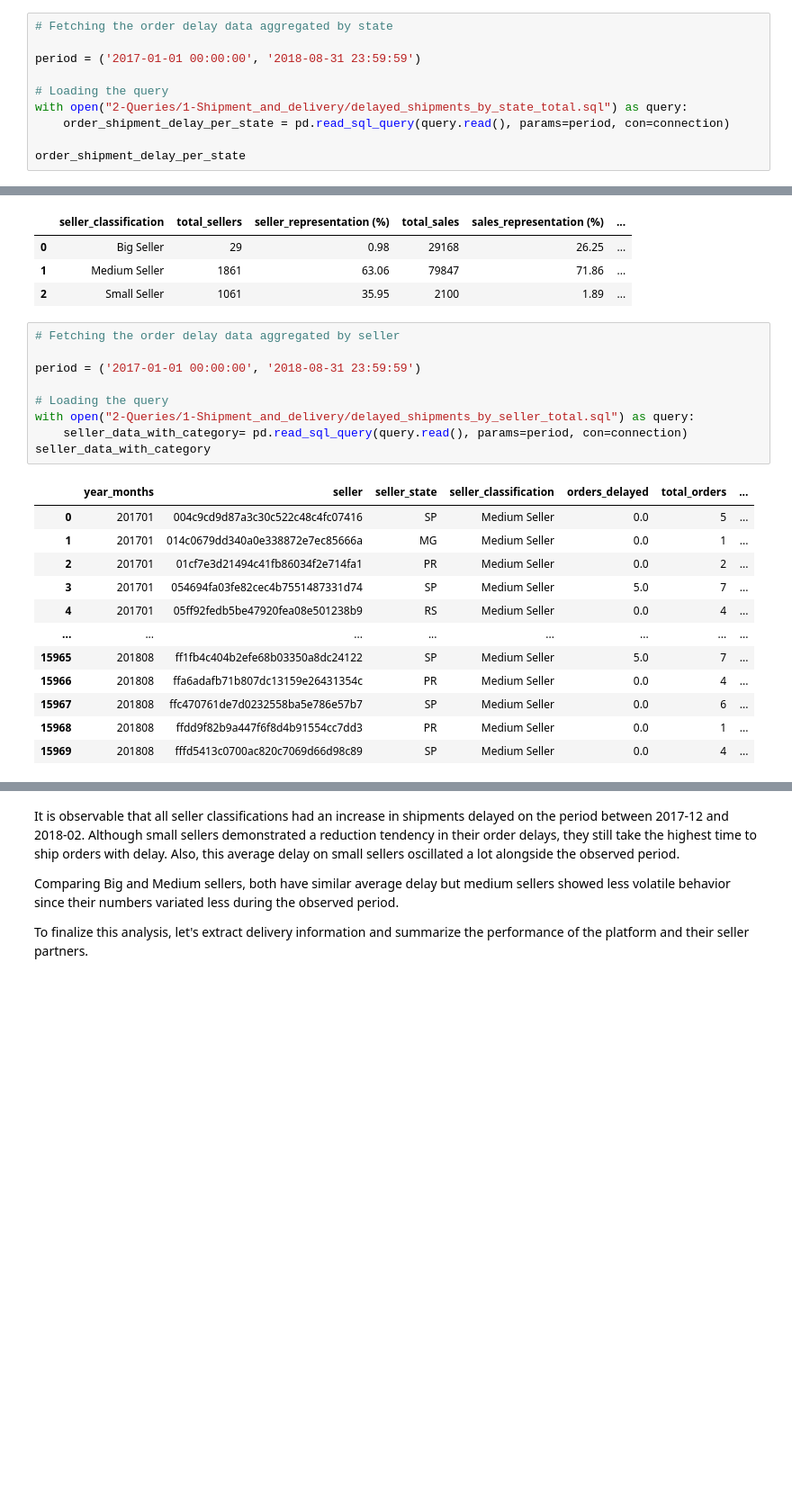
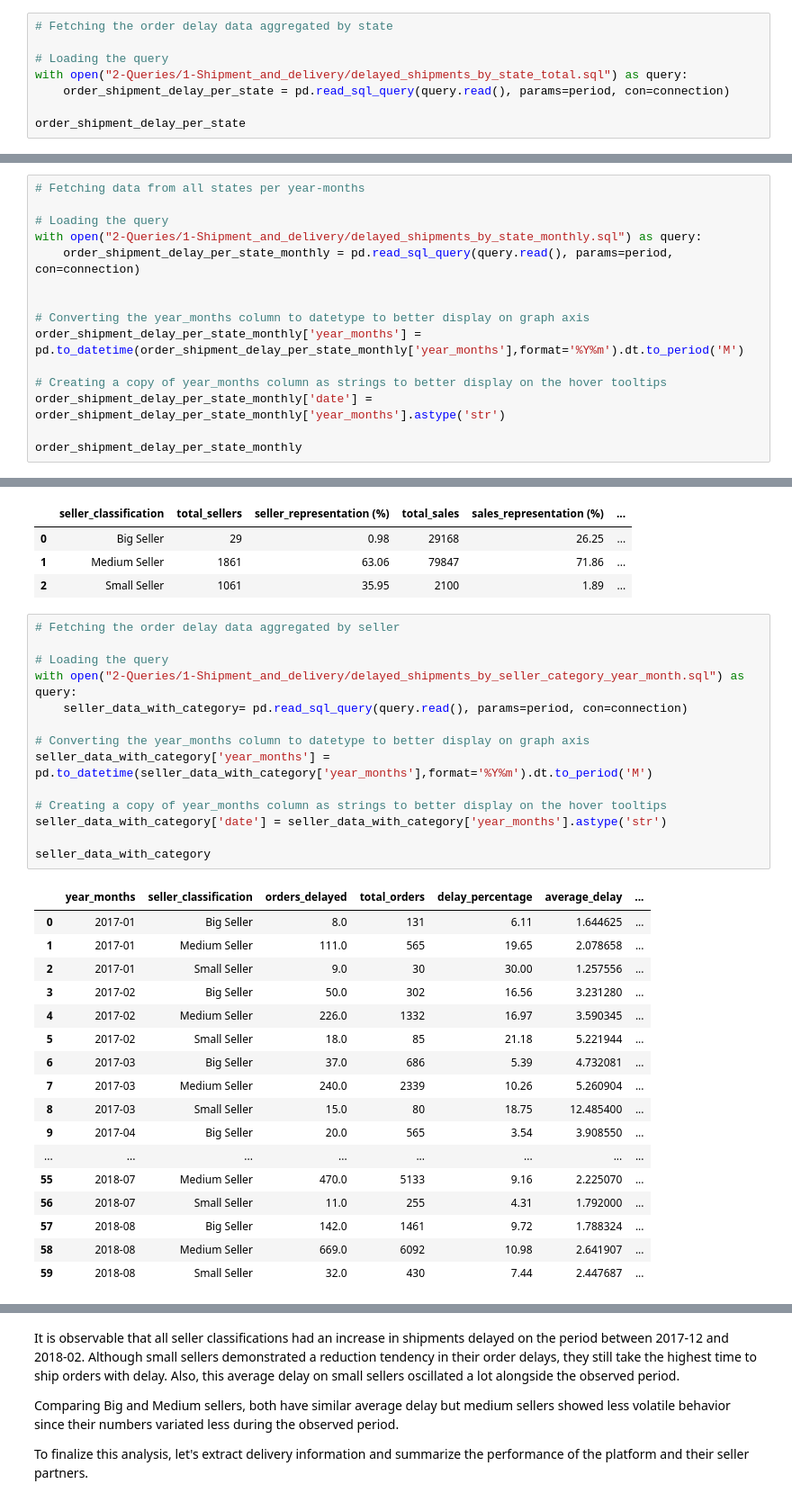
Before and after one commit to hbeltrao/Olist-EDA-Project, a Jupyter notebook: 3-Prototypes/shippment-and-delivery-delay-analysis.ipynb, the cells around one changed output, grey strips where cells are left out. Shown: that part at 90% size. Cells and saved outputs as stored; diff of their text form; blank space fills up the shorter version.

```diff
--- a/3-Prototypes/shippment-and-delivery-delay-analysis.ipynb
+++ b/3-Prototypes/shippment-and-delivery-delay-analysis.ipynb
@@ -150,8 +274,6 @@ Now we need to investigate if these high delays are related to regions or seller
 Let's break the shipping behavior by state to investigate possible delay patterns and causes.
 # %%
 # Fetching the order delay data aggregated by state
-
-period = ('2017-01-01 00:00:00', '2018-08-31 23:59:59')
 
 # Loading the query
 with open("2-Queries/1-Shipment_and_delivery/delayed_shipments_by_state_total.sql") as query:
@@ -212,0 +428,15 @@ Next we will explore shipping performance per seller.
+# %%
+# Fetching data from all states per year-months
+
+# Loading the query
+with open("2-Queries/1-Shipment_and_delivery/delayed_shipments_by_state_monthly.sql") as query:
+    order_shipment_delay_per_state_monthly = pd.read_sql_query(query.read(), params=period, con=connection)
+
+
+# Converting the year_months column to datetype to better display on graph axis
+order_shipment_delay_per_state_monthly['year_months'] = pd.to_datetime(order_shipment_delay_per_state_monthly['year_months'],format='%Y%m').dt.to_period('M')
+
+# Creating a copy of year_months column as strings to better display on the hover tooltips
+order_shipment_delay_per_state_monthly['date'] = order_shipment_delay_per_state_monthly['year_months'].astype('str')
+
+order_shipment_delay_per_state_monthly
@@ -244,22 +613,32 @@ seller_category_table
 # %%
 # Fetching the order delay data aggregated by seller
 
-period = ('2017-01-01 00:00:00', '2018-08-31 23:59:59')
+# Loading the query
+with open("2-Queries/1-Shipment_and_delivery/delayed_shipments_by_seller_category_year_month.sql") as query:
+    seller_data_with_category= pd.read_sql_query(query.read(), params=period, con=connection)
 
-# Loading the query
-with open("2-Queries/1-Shipment_and_delivery/delayed_shipments_by_seller_total.sql") as query:
-    seller_data_with_category= pd.read_sql_query(query.read(), params=period, con=connection)
+# Converting the year_months column to datetype to better display on graph axis
+seller_data_with_category['year_months'] = pd.to_datetime(seller_data_with_category['year_months'],format='%Y%m').dt.to_period('M')
+
+# Creating a copy of year_months column as strings to better display on the hover tooltips
+seller_data_with_category['date'] = seller_data_with_category['year_months'].astype('str')
+
 seller_data_with_category
 # %% [output]
-|  | year_months | seller | seller_state | seller_classification | orders_delayed | total_orders | ... |
-| 0 | 201701 | 004c9cd9d87a3c30c522c48c4fc07416 | SP | Medium Seller | 0.0 | 5 | ... |
-| 1 | 201701 | 014c0679dd340a0e338872e7ec85666a | MG | Medium Seller | 0.0 | 1 | ... |
-| 2 | 201701 | 01cf7e3d21494c41fb86034f2e714fa1 | PR | Medium Seller | 0.0 | 2 | ... |
-| 3 | 201701 | 054694fa03fe82cec4b7551487331d74 | SP | Medium Seller | 5.0 | 7 | ... |
-| 4 | 201701 | 05ff92fedb5be47920fea08e501238b9 | RS | Medium Seller | 0.0 | 4 | ... |
+|  | year_months | seller_classification | orders_delayed | total_orders | delay_percentage | average_delay | ... |
+| 0 | 2017-01 | Big Seller | 8.0 | 131 | 6.11 | 1.644625 | ... |
+| 1 | 2017-01 | Medium Seller | 111.0 | 565 | 19.65 | 2.078658 | ... |
+| 2 | 2017-01 | Small Seller | 9.0 | 30 | 30.00 | 1.257556 | ... |
+| 3 | 2017-02 | Big Seller | 50.0 | 302 | 16.56 | 3.231280 | ... |
+| 4 | 2017-02 | Medium Seller | 226.0 | 1332 | 16.97 | 3.590345 | ... |
+| 5 | 2017-02 | Small Seller | 18.0 | 85 | 21.18 | 5.221944 | ... |
+| 6 | 2017-03 | Big Seller | 37.0 | 686 | 5.39 | 4.732081 | ... |
+| 7 | 2017-03 | Medium Seller | 240.0 | 2339 | 10.26 | 5.260904 | ... |
+| 8 | 2017-03 | Small Seller | 15.0 | 80 | 18.75 | 12.485400 | ... |
+| 9 | 2017-04 | Big Seller | 20.0 | 565 | 3.54 | 3.908550 | ... |
 | ... | ... | ... | ... | ... | ... | ... | ... |
-| 15965 | 201808 | ff1fb4c404b2efe68b03350a8dc24122 | SP | Medium Seller | 5.0 | 7 | ... |
-| 15966 | 201808 | ffa6adafb71b807dc13159e26431354c | PR | Medium Seller | 0.0 | 4 | ... |
-| 15967 | 201808 | ffc470761de7d0232558ba5e786e57b7 | SP | Medium Seller | 0.0 | 6 | ... |
-| 15968 | 201808 | ffdd9f82b9a447f6f8d4b91554cc7dd3 | PR | Medium Seller | 0.0 | 1 | ... |
-| 15969 | 201808 | fffd5413c0700ac820c7069d66d98c89 | SP | Medium Seller | 0.0 | 4 | ... |
+| 55 | 2018-07 | Medium Seller | 470.0 | 5133 | 9.16 | 2.225070 | ... |
+| 56 | 2018-07 | Small Seller | 11.0 | 255 | 4.31 | 1.792000 | ... |
+| 57 | 2018-08 | Big Seller | 142.0 | 1461 | 9.72 | 1.788324 | ... |
+| 58 | 2018-08 | Medium Seller | 669.0 | 6092 | 10.98 | 2.641907 | ... |
+| 59 | 2018-08 | Small Seller | 32.0 | 430 | 7.44 | 2.447687 | ... |
```
Also changed, not shown: parts of 47 cells of this notebook.
